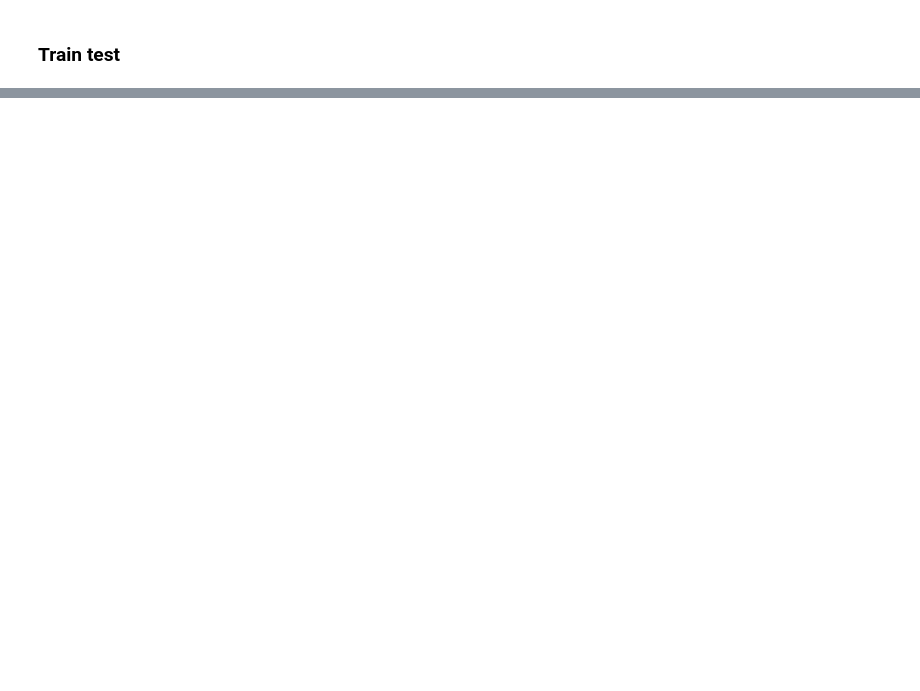
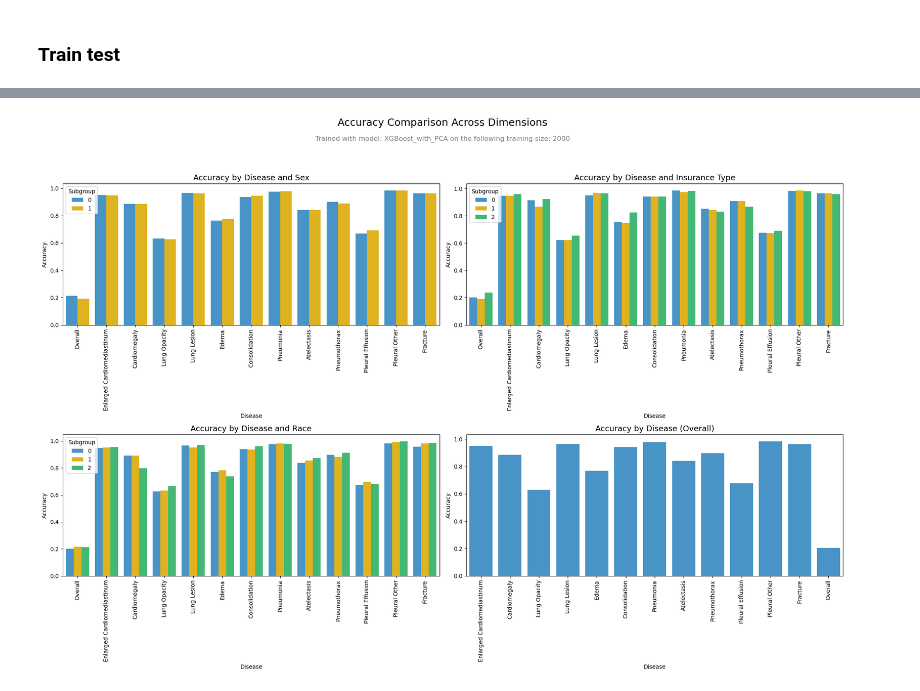
Before and after one commit to clemence-mottez/Mitigating-bias-in-DL-models, a Jupyter notebook: densenet_from_embeddings_to_pred_Svea.ipynb, the cells around one changed output, grey strips where cells are left out. Cells and saved outputs as stored; diff of their text form; code cells hidden in the pictures; blank space fills up the shorter version.

```diff
--- a/densenet_from_embeddings_to_pred_Svea.ipynb
+++ b/densenet_from_embeddings_to_pred_Svea.ipynb
@@ -294,4 +465,14 @@ for metric in ['Accuracy', 'F1 Score', 'Recall', 'Precision']:
 # %%
+import numpy as np
+import pandas as pd
+from sklearn.multioutput import MultiOutputClassifier
+from xgboost import XGBClassifier
+from sklearn.metrics import accuracy_score, f1_score, recall_score, precision_score, average_precision_score, confusion_matrix
+from sklearn.decomposition import PCA
+import matplotlib.pyplot as plt
+import seaborn as sns
+
+# Liste der Krankheiten
 diseases = ['Enlarged Cardiomediastinum', 'Cardiomegaly', 'Lung Opacity', 'Lung Lesion', 'Edema',
             'Consolidation', 'Pneumonia', 'Atelectasis', 'Pneumothorax',
             'Pleural Effusion', 'Pleural Other', 'Fracture']
@@ -319,9 +500,10 @@ def train_model(x_train, y_train, x_test, y_test, model, metric_dimensions=[], c
         'Disease': [],
         'Accuracy': [],
         'F1 Score': [],
-        'Recall': [],
+        'Recall': [],  # = True Positive Rate
+        'FPR': [],
         'Precision': [],
-        'AUC': []
+        'AUCPR': [],
     }
 
     def calculate_metrics(y_true, y_pred, y_pred_proba=None, disease_label="Overall"):
@@ -336,17 +518,49 @@ def train_model(x_train, y_train, x_test, y_test, model, metric_dimensions=[], c
 
         if y_pred_proba is not None:
             try:
-                auc = roc_auc_score(y_true, y_pred_proba)
+                aucpr = average_precision_score(y_true, y_pred_proba)
             except ValueError:
-                auc = None
-            metrics_data['AUC'].append(auc)
+                aucpr = None
+            metrics_data['AUCPR'].append(aucpr)
         else:
-            metrics_data['AUC'].append(None)
+            metrics_data['AUCPR'].append(None)
+
+        # Calculate FPR
+        if isinstance(y_true, pd.Series):  # Single-label case
+            cm = confusion_matrix(y_true, y_pred)
+            if cm.shape == (2, 2):
+                tn, fp, fn, tp = cm.ravel()
+                fpr = fp / (fp + tn) if (fp + tn) > 0 else None
+            else:
+                fpr = None
+            metrics_data['FPR'].append(fpr)
+        else:  # Multi-label case
+            if disease_label == "Overall":
+                fprs = []
+                for c in y_true.columns:
+                    cm = confusion_matrix(y_true[c], y_pred[c])
+                    if cm.shape == (2, 2):
+                        tn, fp, fn, tp = cm.ravel()
+                        fpr = fp / (fp + tn) if (fp + tn) > 0 else None
+                        fprs.append(fpr)
+                overall_fpr = np.nanmean(fprs) if fprs else None  # Mean FPR across all diseases
+                metrics_data["FPR"].append(overall_fpr)
+            else:
+                # For individual diseases, append single FPR
+                cm = confusion_matrix(y_true, y_pred)
+                if cm.shape == (2, 2):
+                    tn, fp, fn, tp = cm.ravel()
+                    fpr = fp / (fp + tn) if (fp + tn) > 0 else None
+                else:
+                    fpr = None
+                metrics_data["FPR"].append(fpr)
+
     try:
         multi_output_model.fit(x_train_subset, y_train)
         y_test_preds = pd.DataFrame(multi_output_model.predict(x_test_subset), columns=diseases)
         if hasattr(model, "predict_proba"):
-            y_test_preds_proba = pd.DataFrame({disease: probs[:, 1] for disease, probs in zip(diseases, multi_output_model.predict_proba(x_test_subset))}) # Dataframe with probabilites
+            # multi_output_model.predict_proba returns a list of arrays, one for each class
+            y_test_preds_proba = pd.DataFrame({disease: probs[:, 1] for disease, probs in zip(diseases, multi_output_model.predict_proba(x_test_subset))}) # Dataframe with probabilities
         else:
             y_test_preds_proba = None
 
@@ -370,13 +584,13 @@ def train_model(x_train, y_train, x_test, y_test, model, metric_dimensions=[], c
 
     # Calculate metrics for each dimension in `metric_dimensions` - in our case mostly sex, race, and insurance_type
     for metric_dim in metric_dimensions:
-        for subgroup in x_test[metric_dim].unique(): #looks at every unique subgroup e.g. female and male
-            mask = (x_test[metric_dim] == subgroup) # here we only look at the rows where the subgroup e.g. female is True
+        for subgroup in x_test[metric_dim].unique():  # looks at every unique subgroup e.g. female and male
+            mask = (x_test[metric_dim] == subgroup)  # here we only look at the rows where the subgroup e.g. female is True
             x_test_subgroup = x_test_subset[mask]
             y_test_subgroup = y_test.loc[mask]
             try:
-                y_test_preds_subgroup = y_test_preds.loc[mask] # filtern of the predictions we made before just with that one subgroup
-                y_test_preds_proba_subgroup = y_test_preds_proba.loc[mask] if y_test_preds_proba is not None else None # filters also if applicable the y_test_pred_proba for that subgorup and line?
+                y_test_preds_subgroup = y_test_preds.loc[mask]  # filter the predictions we made before just with that one subgroup
+                y_test_preds_proba_subgroup = y_test_preds_proba.loc[mask] if y_test_preds_proba is not None else None  # filters also if applicable the y_test_pred_proba for that subgroup and line?
                 calculate_metrics(y_test_subgroup, y_test_preds_subgroup, y_test_preds_proba_subgroup)
                 for disease in diseases:
                     y_true_subgroup_disease = y_test_subgroup[disease]
@@ -403,7 +617,8 @@ def plot_metrics(metrics_df, metric_name, modelname, trainingsize):
              ha='center', fontsize=12, color="gray")
 
     palette = ["#3498DB", "#FFC300", "#2ECC71", "#E74C3C"]
-# Plot 1: Metric by Disease for each Sex
+
+    # Plot 1: Metric by Disease for each Sex
     sex_data = metrics_df[metrics_df['Metric Dimension'] == 'sex']
     sns.barplot(data=sex_data, x='Disease', y=metric_name, hue='Subgroup', ax=axes[0, 0], palette=palette[:2])
     axes[0, 0].set_title(f"{metric_name} by Disease and Sex", fontsize=14)
@@ -441,10 +656,12 @@ def plot_metrics(metrics_df, metric_name, modelname, trainingsize):
     plt.savefig(f"ml_plots/{metric_name}_{modelname}_{trainingsize}_comparison.png", bbox_inches='tight')
     plt.show()
 
+# Einstellungen
 training_size = 2000
 use_pca = True
 n_components = 10
 
+# XGBoost-Modell konfigurieren
 xgb_model = XGBClassifier(
     use_label_encoder=False,
     eval_metric='logloss',
@@ -452,6 +669,8 @@ xgb_model = XGBClassifier(
     n_estimators=30,
     random_state=42
 )
+
+# Trainiere das Modell und berechne die Metriken
 xgb_metrics = train_model(
     x_train=x_train.iloc[:training_size],
     y_train=y_train.iloc[:training_size],
@@ -462,6 +681,7 @@ xgb_metrics = train_model(
     n_components=n_components
 )
 
+# Optional: Andere Modelle (auskommentiert)
 # rcf = RandomForestClassifier(n_estimators=30, random_state=42)
 # rcf_metrics = train_model(
 #     x_train=x_train.iloc[:training_size],
@@ -509,9 +729,11 @@ xgb_metrics = train_model(
 #     n_components=n_components
 # )
 
-# Plotting
-for metric in ['Accuracy', 'F1 Score', 'Recall', 'Precision','AUC']:
-    #plot_metrics(rcf_metrics, metric, "RandomForest_with_PCA" , str(training_size))
-    #plot_metrics(nb_metrics, metric, "NaiveBayes", str(training_size))
-    plot_metrics(xgb_metrics, metric, "GradientBoosting_with_PCA" , str(training_size))
+# Plotting der Metriken
+for metric in ['Accuracy', 'F1 Score', 'Recall', 'Precision', 'AUCPR']:
+    plot_metrics(xgb_metrics, metric, "XGBoost_with_PCA", str(training_size))
+    # Andere Modelle plotten, falls aktiviert:
+    # plot_metrics(rcf_metrics, metric, "RandomForest_with_PCA" , str(training_size))
+    # plot_metrics(nb_metrics, metric, "NaiveBayes", str(training_size))
     # plot_metrics(dct_metrics, metric, "DecisionTree_with_PCA", str(training_size))
+# %% [output]
@@ -517,0 +750 @@ for metric in ['Accuracy', 'F1 Score', 'Recall', 'Precision','AUC']:
+[figure, added]
```
Also changed, not shown: parts of 21 cells of this notebook.
